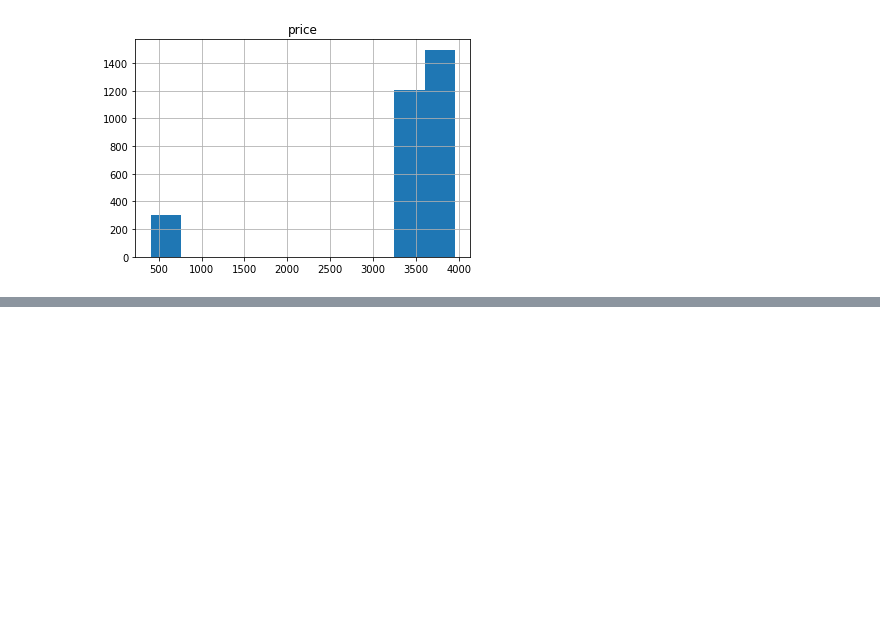
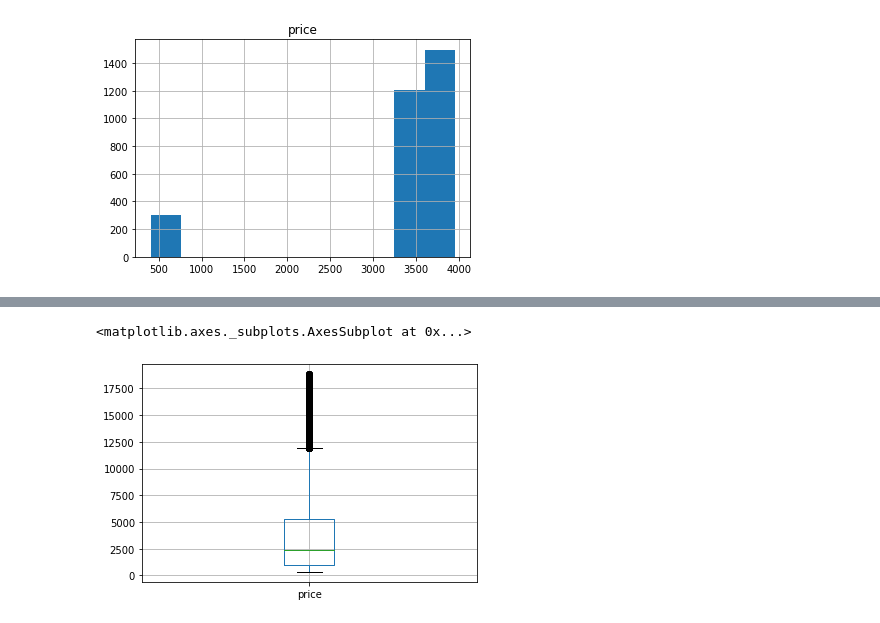
Before and after one commit to RhaSeimoha/data-science-fiap, a Jupyter notebook: Aula1.ipynb, the cells around one changed output, grey strips where cells are left out. Saved outputs shown, nothing was run; the diff lists cells and outputs as text; code cells hidden in the pictures; blank space fills up the shorter version.

```diff
--- a/Aula1.ipynb
+++ b/Aula1.ipynb
@@ -148,0 +191,5 @@ array([[<matplotlib.axes._subplots.AxesSubplot object at 0x...>]],
+# %%
+df.boxplot(["price"])
+# %% [output]
+<matplotlib.axes._subplots.AxesSubplot at 0x...>
+[figure, added]
```
Also changed, not shown: parts of 17 cells of this notebook.
